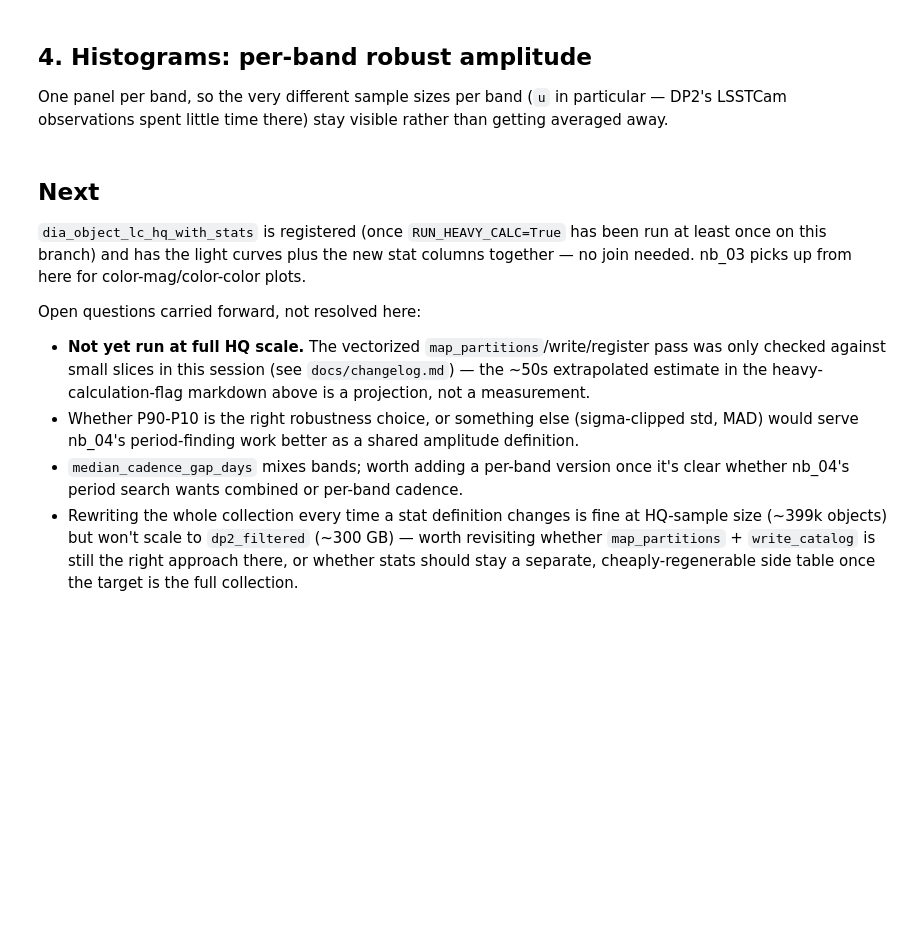
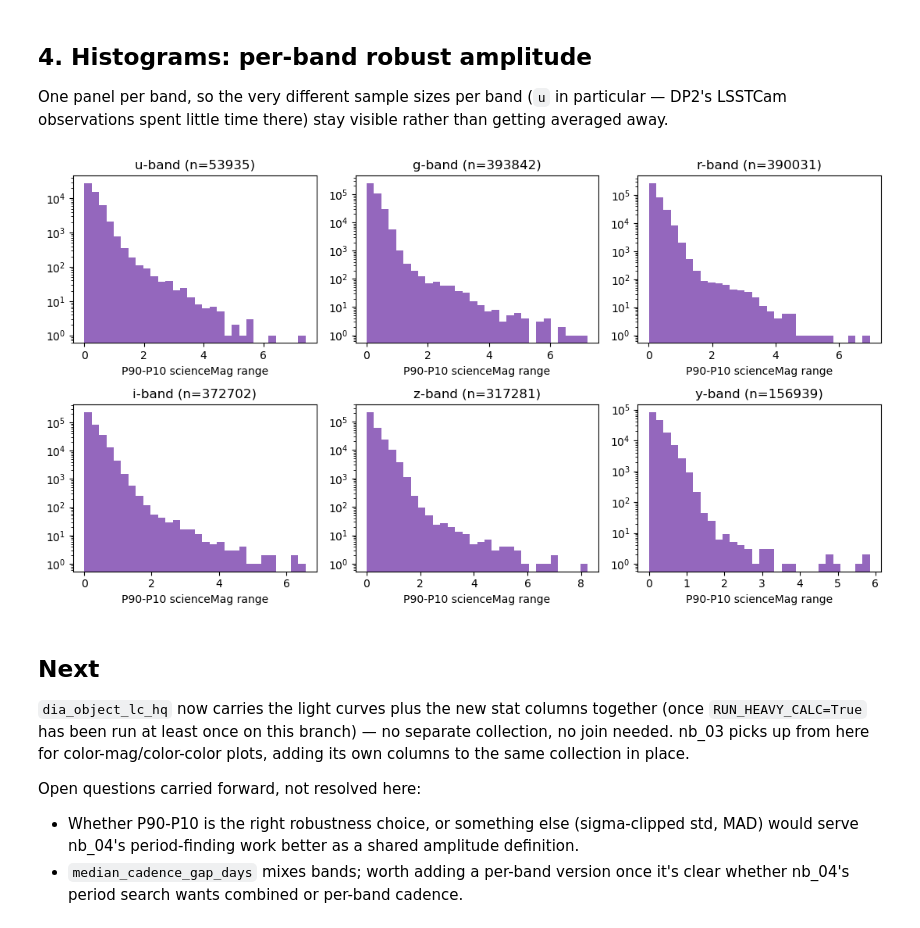
Before and after one commit to ShrRa/dp2_trieste_hands_on, a Jupyter notebook: notebooks/02_lc_histograms.ipynb, the cells around one changed output. Cells and saved outputs as stored; diff of their text form; code cells hidden in the pictures; blank space fills up the shorter version.

```diff
--- a/notebooks/02_lc_histograms.ipynb
+++ b/notebooks/02_lc_histograms.ipynb
@@ -293,31 +305,26 @@ LSSTCam observations spent little time there) stay visible rather than getting a
 # %%
 fig, axes = plt.subplots(2, 3, figsize=(11, 6))
 
 for ax, b in zip(axes.flat, BANDS):
     values = stats_df[f"{b}_amp_p90p10"].dropna()
     if len(values) > 0:
-        ax.hist(values, bins=30, color="C4")
+        ax.hist(values, bins=30, color="C4",log=True)
     ax.set_title(f"{b}-band (n={len(values)})")
     ax.set_xlabel("P90-P10 scienceMag range")
 
 fig.tight_layout()
+# %% [output]
+[figure, added]
 # %% [markdown]
 ## Next
 
-`dia_object_lc_hq_with_stats` is registered (once `RUN_HEAVY_CALC=True` has been run at least
-once on this branch) and has the light curves plus the new stat columns together — no join
-needed. nb_03 picks up from here for color-mag/color-color plots.
+`dia_object_lc_hq` now carries the light curves plus the new stat columns together (once
+`RUN_HEAVY_CALC=True` has been run at least once on this branch) — no separate collection, no
+join needed. nb_03 picks up from here for color-mag/color-color plots, adding its own columns
+to the same collection in place.
 
 Open questions carried forward, not resolved here:
-- **Not yet run at full HQ scale.** The vectorized `map_partitions`/write/register pass was
-  only checked against small slices in this session (see `docs/changelog.md`) — the ~50s
-  extrapolated estimate in the heavy-calculation-flag markdown above is a projection, not a
-  measurement.
 - Whether P90-P10 is the right robustness choice, or something else (sigma-clipped std, MAD)
   would serve nb_04's period-finding work better as a shared amplitude definition.
 - `median_cadence_gap_days` mixes bands; worth adding a per-band version once it's clear
   whether nb_04's period search wants combined or per-band cadence.
-- Rewriting the whole collection every time a stat definition changes is fine at HQ-sample
-  size (~399k objects) but won't scale to `dp2_filtered` (~300 GB) — worth revisiting whether
-  `map_partitions` + `write_catalog` is still the right approach there, or whether stats should
-  stay a separate, cheaply-regenerable side table once the target is the full collection.
```
Also changed, not shown: parts of 9 cells of this notebook, 5 other files.
